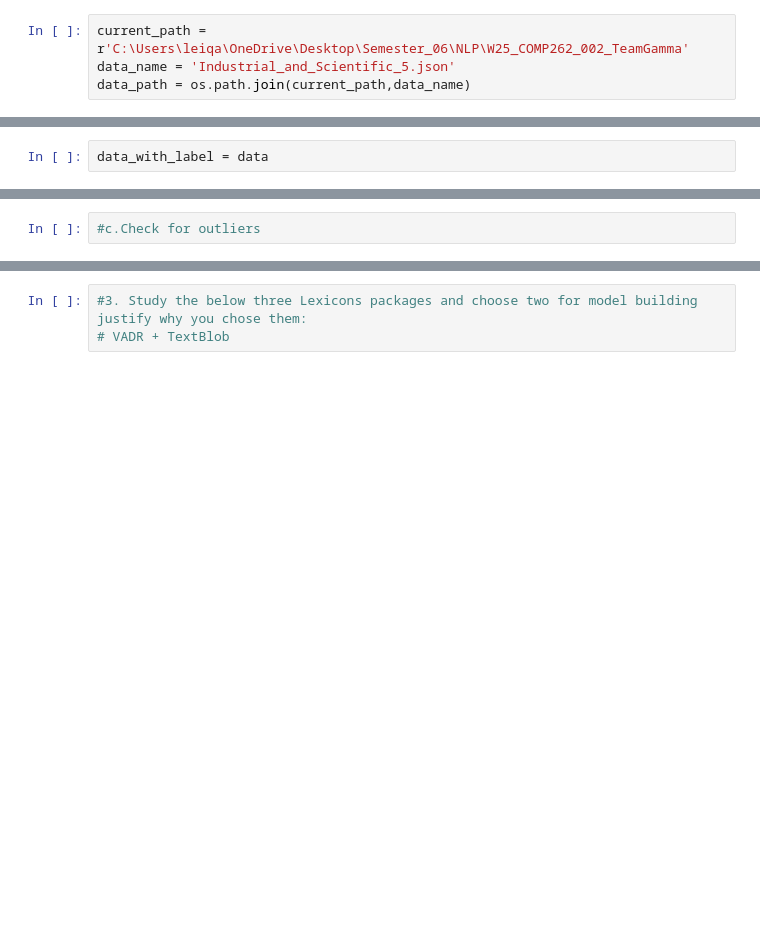
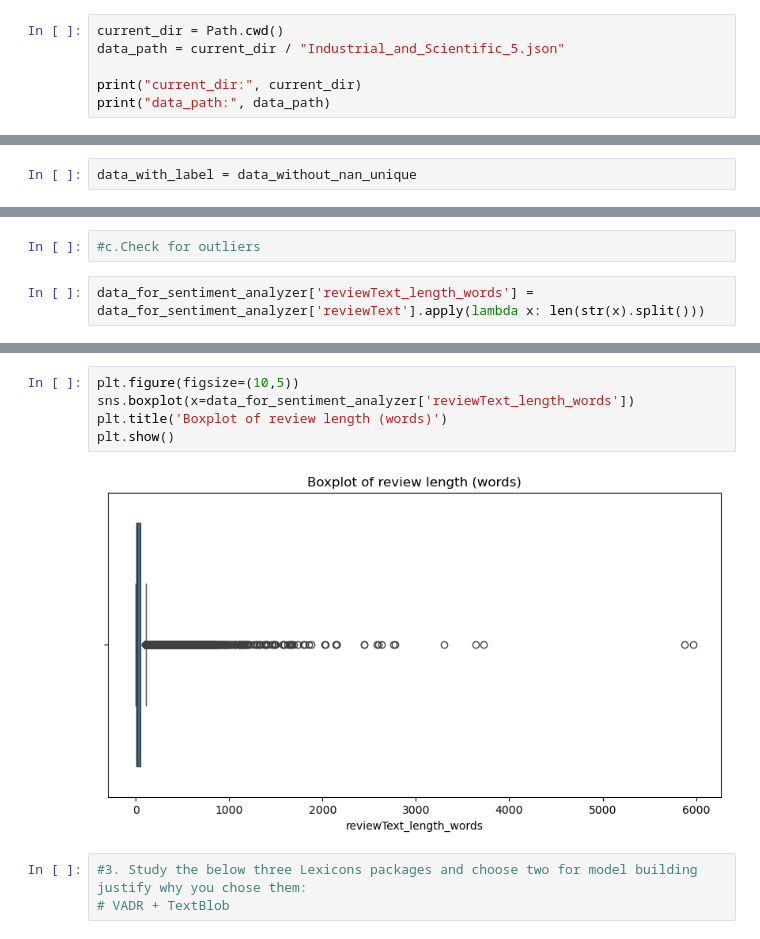
Before and after one commit to ruolan89/W25_COMP262_002_TeamGamma, a Jupyter notebook: Project_Phares1_TeamGamma.ipynb, the cells around one changed output, grey strips where cells are left out. Drawn from its saved outputs; the diff is of its cells as text; blank space fills up the shorter version.

```diff
--- a/Project_Phares1_TeamGamma.ipynb
+++ b/Project_Phares1_TeamGamma.ipynb
@@ -11,4 +11,6 @@ import pandas as pd
 # %%
-current_path = r'C:\Users\leiqa\OneDrive\Desktop\Semester_06\NLP\W25_COMP262_002_TeamGamma'
-data_name = 'Industrial_and_Scientific_5.json'
-data_path = os.path.join(current_path,data_name)
+current_dir = Path.cwd()
+data_path = current_dir / "Industrial_and_Scientific_5.json"
+
+print("current_dir:", current_dir)
+print("data_path:", data_path)
@@ -418,7 +401,7 @@ iii.Ratings 1,2: Negative
 # %% [output]
 '\n2. Text basic pre-processing:\na.Label your data based on the value of “rating of the product” i.e. as follows:\ni.Ratings 4,5: Positive\nii.Rating 3: Neutral\niii.Ratings 1,2: Negative\n'
 # %%
-data_with_label = data
+data_with_label = data_without_nan_unique
 # %%
 label= []
 
@@ -455,3 +444,5 @@ data_for_sentiment_analyzer.head()
 | 4 | seems like a pretty good value as... | seems like a pretty good value as... | Positive |
 # %%
 #c.Check for outliers
+# %%
+data_for_sentiment_analyzer['reviewText_length_words'] = data_for_sentiment_analyzer['reviewText'].apply(lambda x: len(str(x).split()))
@@ -458,3 +481,10 @@ data_for_sentiment_analyzer.head()
+# %%
+plt.figure(figsize=(10,5))
+sns.boxplot(x=data_for_sentiment_analyzer['reviewText_length_words'])
+plt.title('Boxplot of review length (words)')
+plt.show()
+# %% [output]
+[figure, added]
 # %%
 #3. Study the below three Lexicons packages and choose two for model building justify why you chose them:
 # VADR + TextBlob
```
Also changed, not shown: parts of 23 cells of this notebook.
